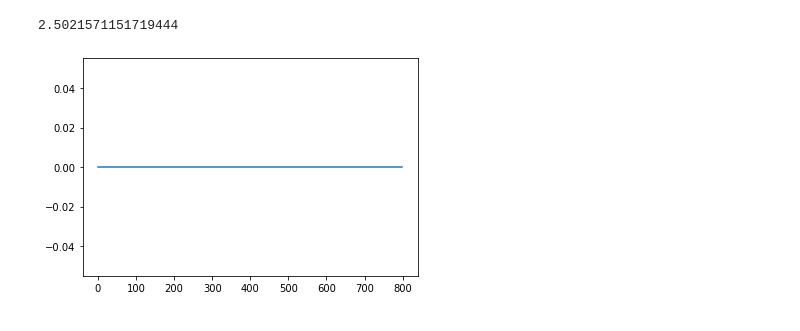
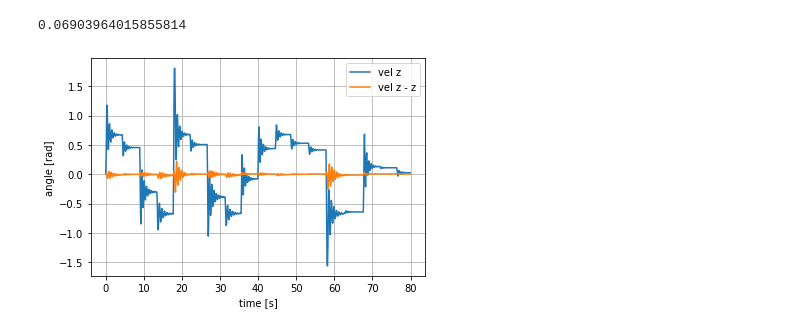
Before and after one commit to Mixxxxx358/NonlinearController, a Jupyter notebook: embedding_test.ipynb, the cells around one changed output. Drawn from its saved outputs; the diff is of its cells as text; code cells hidden in the pictures.

```diff
--- a/embedding_test.ipynb
+++ b/embedding_test.ipynb
@@ -73,36 +139,41 @@ plt.plot(lpv_log_z[0,:-1] - log_z[0,1:])
 # %%
 # Velocity LPV embedding
-lpv_A, lpv_B, lpv_C = velocity_lpv_embedding(model)
+lpv_A, lpv_B, lpv_C = velocity_lpv_embedding(model, n_stages=5)
 
 A = np.zeros((nx,nx))
 B = np.zeros((nx,nu))
 C = np.zeros((ny,nx))
 
+x0 = np.zeros((nx,1))
 dx0 = np.zeros((nx,1))
-u1 = np.zeros((nu,1))
+
 u0 = np.zeros((nu,1))
+u_1 = np.zeros((nu,1))
 du0 = np.zeros((nu,1))
+
 y0 = np.zeros((ny,1))
 y_1 = np.zeros((ny,1))
-dy0 = np.zeros((ny,1))
 
 vel_log_y = np.zeros((ny,sim_steps))
 
 for i in range(sim_steps):
+    u0 = u[:,i]
+    du0 = u0 - u_1
+
+    x0[:,:] = dx0 + x0[:,:]
 
     A[:,:] = lpv_A(x0,dx0,u0,du0)
     B[:,:] = lpv_B(x0,dx0,u0,du0)
     C[:,:] = lpv_C(x0,dx0,u0,du0)
 
+    y0[:,:] = y_1 + C @ dx0
     dx0[:,:] = A @ dx0 + B @ du0
 
-    dy0[:,:] = C @ dx0
+    vel_log_y[:,i] = y0
 
-    y0[:,:] = dy0 + y_1
-    y_1[:,:] = y0#log_y[:,i]
-
-    u1[:,0] = u[:,i]
-    du0[:,:] = u1 - u0
-    u0[:,:] = u1
-
-    vel_log_y[:,i] = y0[:,0]
+    u_1[:,:] = u[:,i]
+    y_1[:,:] = y0
+    # if i < 0:
+    #     y_1[:,:] = log_y[:,i]
+    # else:
+    #     y_1[:,:] = y0
@@ -120,6 +180,17 @@ plt.plot(vel_log_z[0,:-1] - log_z[0,1:])
+# %%
+vel_log_z = denorm_output(vel_log_y, norm)
+
+plt.plot(np.arange(sim_steps)*dt, vel_log_z[0,:], label='vel z')
+plt.plot(np.arange(sim_steps)*dt, vel_log_z[0,:] - log_z[0,:], label='vel z - z')
+plt.ylabel("angle [rad]")
+plt.xlabel("time [s]")
+plt.grid()
+plt.legend(loc='upper right');
+
+np.sqrt(np.mean(np.square(vel_log_z[0,:] - cas_log_z[0,:]))) / np.std(log_z[0,:])
+# %% [output]
+0.06903964015855814
+[figure, added]
 # %%
 plt.plot(lpv_log_z[0,:] - vel_log_z[0,:])
-np.sum(np.abs(log_z[0,:] - vel_log_z[0,:]))
+np.sqrt(np.mean(np.square(lpv_log_z[0,:] - vel_log_z[0,:]))) / np.std(log_z[0,:])
-# %% [output]
-2.5021571151719444
-[figure, removed]
```
Also changed, not shown: parts of 15 cells of this notebook.
